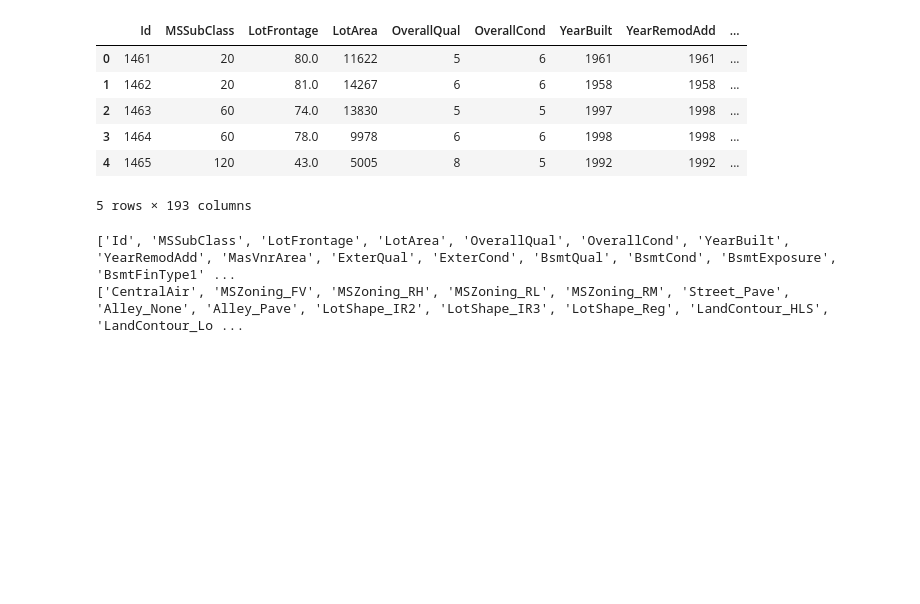
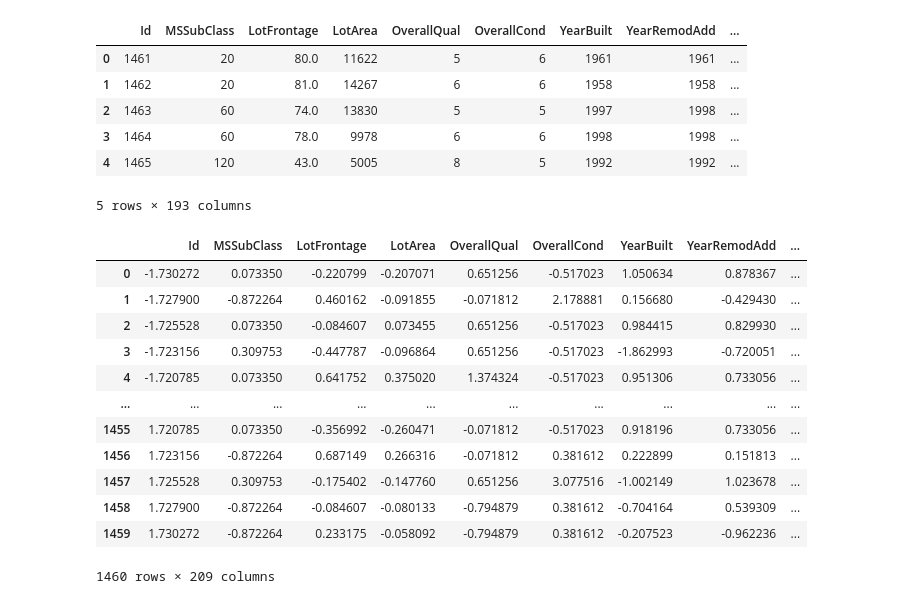
Before and after one commit to AnanyarajS/Machine_Learning_Projects, a Jupyter notebook: Linear_Regression_Model/linear_regression_model.ipynb, the cells around one changed output. Cells and saved outputs as stored; diff of their text form; code cells hidden in the pictures; blank space fills up the shorter version.

```diff
--- a/Linear_Regression_Model/linear_regression_model.ipynb
+++ b/Linear_Regression_Model/linear_regression_model.ipynb
@@ -149,12 +149,26 @@ test.head()
 # %%
 binary_cols = [col for col in train.columns if set(train[col].unique()) <= {0, 1}]
 numeric = train.select_dtypes(include={'int64', 'float64'})
 numeric = [col for col in numeric if col not in binary_cols]
-print(numeric)
-print(binary_cols)
 num = train[numeric]
+num = num.drop(columns='SalePrice')
 x_z = (num-num.mean())/num.std()
 x_z_df = pd.DataFrame(x_z, columns=num.columns, index=num.index)
+binary_df = train[binary_cols]
+x_train = pd.concat([x_z_df, binary_df], axis=1)
+y_train = train['SalePrice']
+x_train
 # %% [output]
+|  | Id | MSSubClass | LotFrontage | LotArea | OverallQual | OverallCond | YearBuilt | YearRemodAdd | ... |
+| 0 | -1.730272 | 0.073350 | -0.220799 | -0.207071 | 0.651256 | -0.517023 | 1.050634 | 0.878367 | ... |
+| 1 | -1.727900 | -0.872264 | 0.460162 | -0.091855 | -0.071812 | 2.178881 | 0.156680 | -0.429430 | ... |
+| 2 | -1.725528 | 0.073350 | -0.084607 | 0.073455 | 0.651256 | -0.517023 | 0.984415 | 0.829930 | ... |
+| 3 | -1.723156 | 0.309753 | -0.447787 | -0.096864 | 0.651256 | -0.517023 | -1.862993 | -0.720051 | ... |
+| 4 | -1.720785 | 0.073350 | 0.641752 | 0.375020 | 1.374324 | -0.517023 | 0.951306 | 0.733056 | ... |
+| ... | ... | ... | ... | ... | ... | ... | ... | ... | ... |
+| 1455 | 1.720785 | 0.073350 | -0.356992 | -0.260471 | -0.071812 | -0.517023 | 0.918196 | 0.733056 | ... |
+| 1456 | 1.723156 | -0.872264 | 0.687149 | 0.266316 | -0.071812 | 0.381612 | 0.222899 | 0.151813 | ... |
+| 1457 | 1.725528 | 0.309753 | -0.175402 | -0.147760 | 0.651256 | 3.077516 | -1.002149 | 1.023678 | ... |
+| 1458 | 1.727900 | -0.872264 | -0.084607 | -0.080133 | -0.794879 | 0.381612 | -0.704164 | 0.539309 | ... |
+| 1459 | 1.730272 | -0.872264 | 0.233175 | -0.058092 | -0.794879 | 0.381612 | -0.207523 | -0.962236 | ... |
-['Id', 'MSSubClass', 'LotFrontage', 'LotArea', 'OverallQual', 'OverallCond', 'YearBuilt', 'YearRemodAdd', 'MasVnrArea', 'ExterQual', 'ExterCond', 'BsmtQual', 'BsmtCond', 'BsmtExposure', 'BsmtFinType1' ...
-['CentralAir', 'MSZoning_FV', 'MSZoning_RH', 'MSZoning_RL', 'MSZoning_RM', 'Street_Pave', 'Alley_None', 'Alley_Pave', 'LotShape_IR2', 'LotShape_IR3', 'LotShape_Reg', 'LandContour_HLS', 'LandContour_Lo ...
+1460 rows × 209 columns
```
Also changed, not shown: parts of 1 cell of this notebook.
